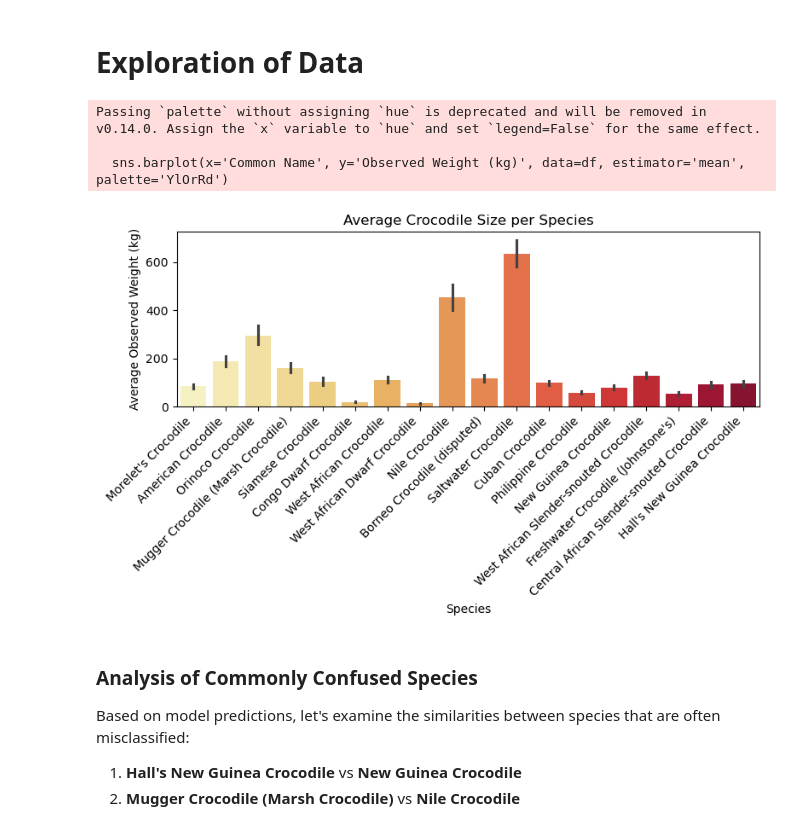
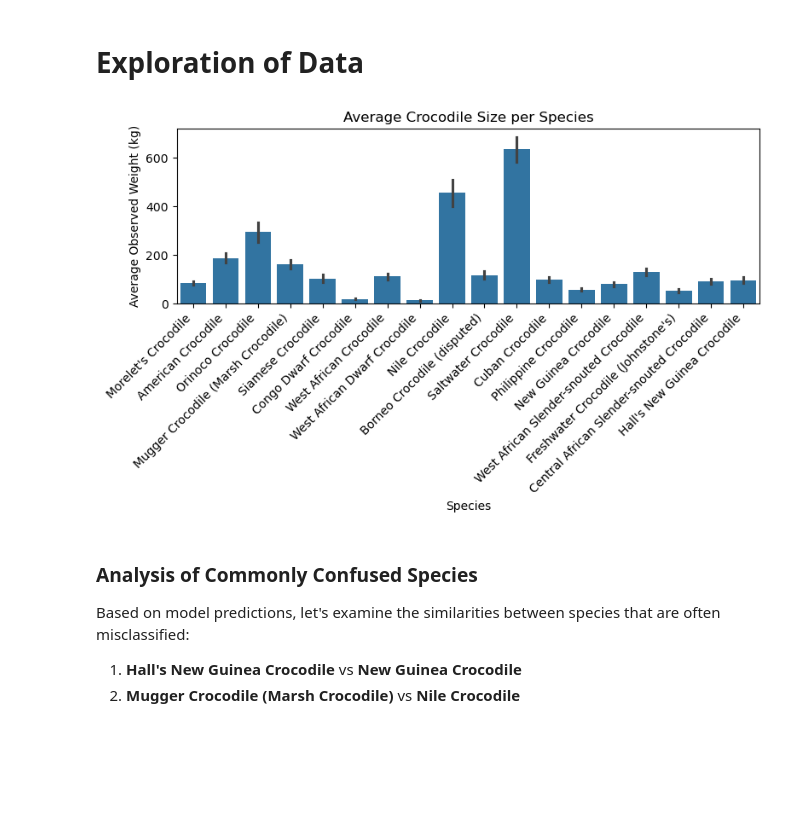
Before and after one commit to RyanWoodzell/Crocodile-Classification, a Jupyter notebook: Crocodile_Random_Forest.ipynb, the cells around one changed output. Saved outputs shown, nothing was run; the diff lists cells and outputs as text; code cells hidden in the pictures; blank space fills up the shorter version.

Commit message:
Remove deprecated seaborn palette warning output
Eliminated the FutureWarning output related to using the `palette` argument in seaborn's barplot without assigning `hue`. This cleans up the notebook output and removes unnecessary warning messages.

```diff
--- a/Crocodile_Random_Forest.ipynb
+++ b/Crocodile_Random_Forest.ipynb
@@ -88,20 +88,17 @@ numeric_cols.append("Age Class")
 # %%
 import matplotlib.pyplot as plt
 import seaborn as sns
 plt.figure(figsize=(8,5))
-sns.barplot(x='Common Name', y='Observed Weight (kg)', data=df, estimator='mean', palette='YlOrRd')
+sns.barplot(x='Common Name', y='Observed Weight (kg)', data=df, estimator='mean')
 plt.xticks(rotation=45, ha='right')  # rotate labels and align to the right
 plt.title('Average Crocodile Size per Species')
 plt.xlabel('Species')
 plt.ylabel('Average Observed Weight (kg)')
 plt.tight_layout()
 plt.title('Average Crocodile Size per Species')
 plt.show()
 # %% [output]
-Passing `palette` without assigning `hue` is deprecated and will be removed in v0.14.0. Assign the `x` variable to `hue` and set `legend=False` for the same effect.
-
-  sns.barplot(x='Common Name', y='Observed Weight (kg)', data=df, estimator='mean', palette='YlOrRd')
-[figure, old version]
+[figure, new version]
 # %% [markdown]
 ### Analysis of Commonly Confused Species
 
```
